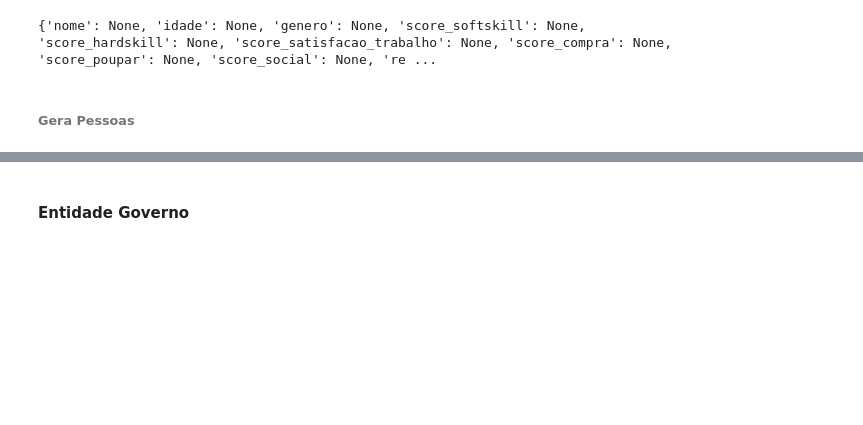
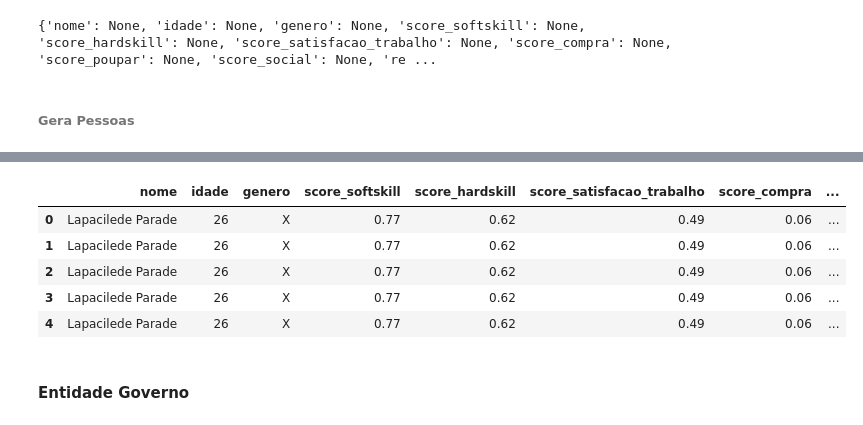
Before and after one commit to DiegoTeixeiraMarques/businss-and-market-simulator, a Jupyter notebook: simulador_de_mercado.ipynb, the cells around one changed output, grey strips where cells are left out. Cells and saved outputs as stored; diff of their text form; code cells hidden in the pictures; blank space fills up the shorter version.

```diff
--- a/simulador_de_mercado.ipynb
+++ b/simulador_de_mercado.ipynb
@@ -87,2 +103,13 @@ len(pessoas)
+# %%
+import pandas as pd
+df = pd.DataFrame(pessoas)
+df.head()
+# %% [output]
+|  | nome | idade | genero | score_softskill | score_hardskill | score_satisfacao_trabalho | score_compra | ... |
+| 0 | Lapacilede Parade | 26 | X | 0.77 | 0.62 | 0.49 | 0.06 | ... |
+| 1 | Lapacilede Parade | 26 | X | 0.77 | 0.62 | 0.49 | 0.06 | ... |
+| 2 | Lapacilede Parade | 26 | X | 0.77 | 0.62 | 0.49 | 0.06 | ... |
+| 3 | Lapacilede Parade | 26 | X | 0.77 | 0.62 | 0.49 | 0.06 | ... |
+| 4 | Lapacilede Parade | 26 | X | 0.77 | 0.62 | 0.49 | 0.06 | ... |
 # %% [markdown]
 #### Entidade Governo
```
Also changed, not shown: parts of 6 cells of this notebook.
